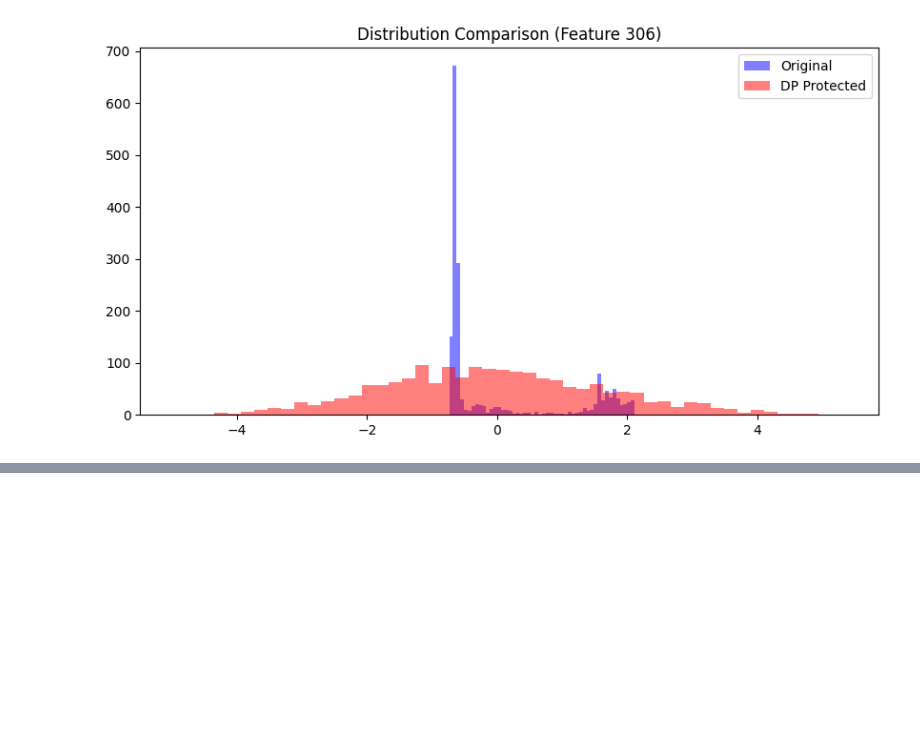
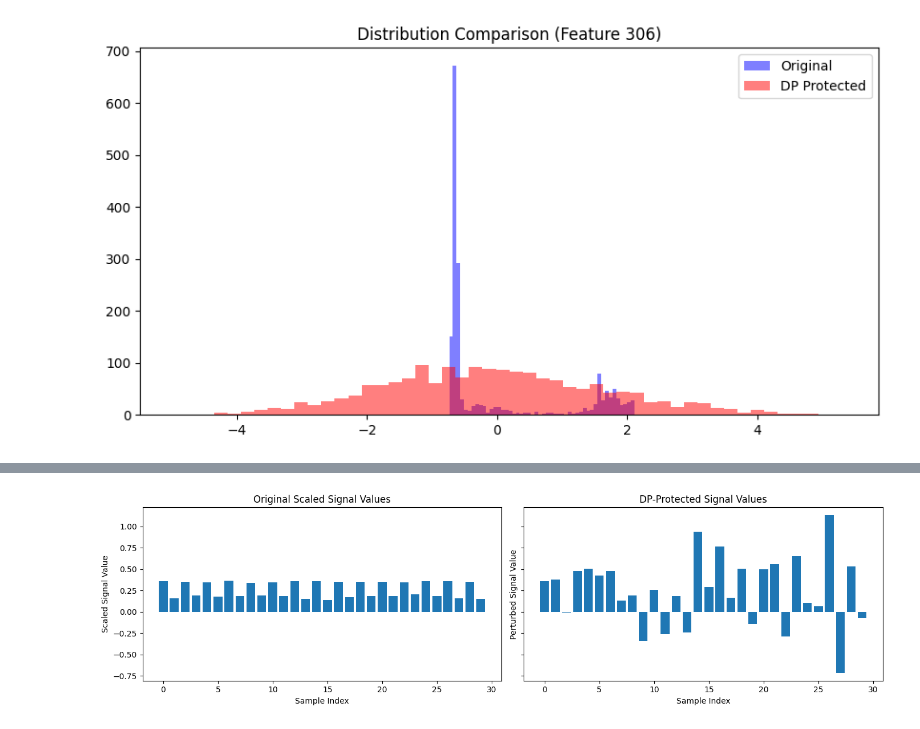
Before and after one commit to emi-emi671/EEG-Anonymization, a Jupyter notebook: Complete_OUS_Gaussian_implementation.ipynb, the cells around one changed output, grey strips where cells are left out. Cells and saved outputs as stored; diff of their text form; code cells hidden in the pictures; blank space fills up the shorter version.

```diff
--- a/Complete_OUS_Gaussian_implementation.ipynb
+++ b/Complete_OUS_Gaussian_implementation.ipynb
@@ -605,0 +740,34 @@ plt.show()
+# %%
+import numpy as np
+import matplotlib.pyplot as plt
+
+# Flatten in case shape is (n_samples, 1)
+orig = X_scaled.flatten()
+dp   = X_dp_scaled.flatten()
+
+# Use a small subset so bars are readable
+n_show = 30
+orig_small = orig[:n_show]
+dp_small   = dp[:n_show]
+
+indices = np.arange(n_show)
+
+# Create side-by-side subplots
+fig, axes = plt.subplots(1, 2, figsize=(14, 4), sharey=True)
+
+# --- Left: Original data ---
+axes[0].bar(indices, orig_small)
+axes[0].set_title("Original Scaled Signal Values")
+axes[0].set_xlabel("Sample Index")
+axes[0].set_ylabel("Scaled Signal Value")
+
+# --- Right: DP-protected data ---
+axes[1].bar(indices, dp_small)
+axes[1].set_title("DP-Protected Signal Values")
+axes[1].set_xlabel("Sample Index")
+axes[1].set_ylabel("Perturbed Signal Value")
+
+plt.tight_layout()
+plt.show()
+# %% [output]
+[figure, added]
```
Also changed, not shown: parts of 18 cells of this notebook.
